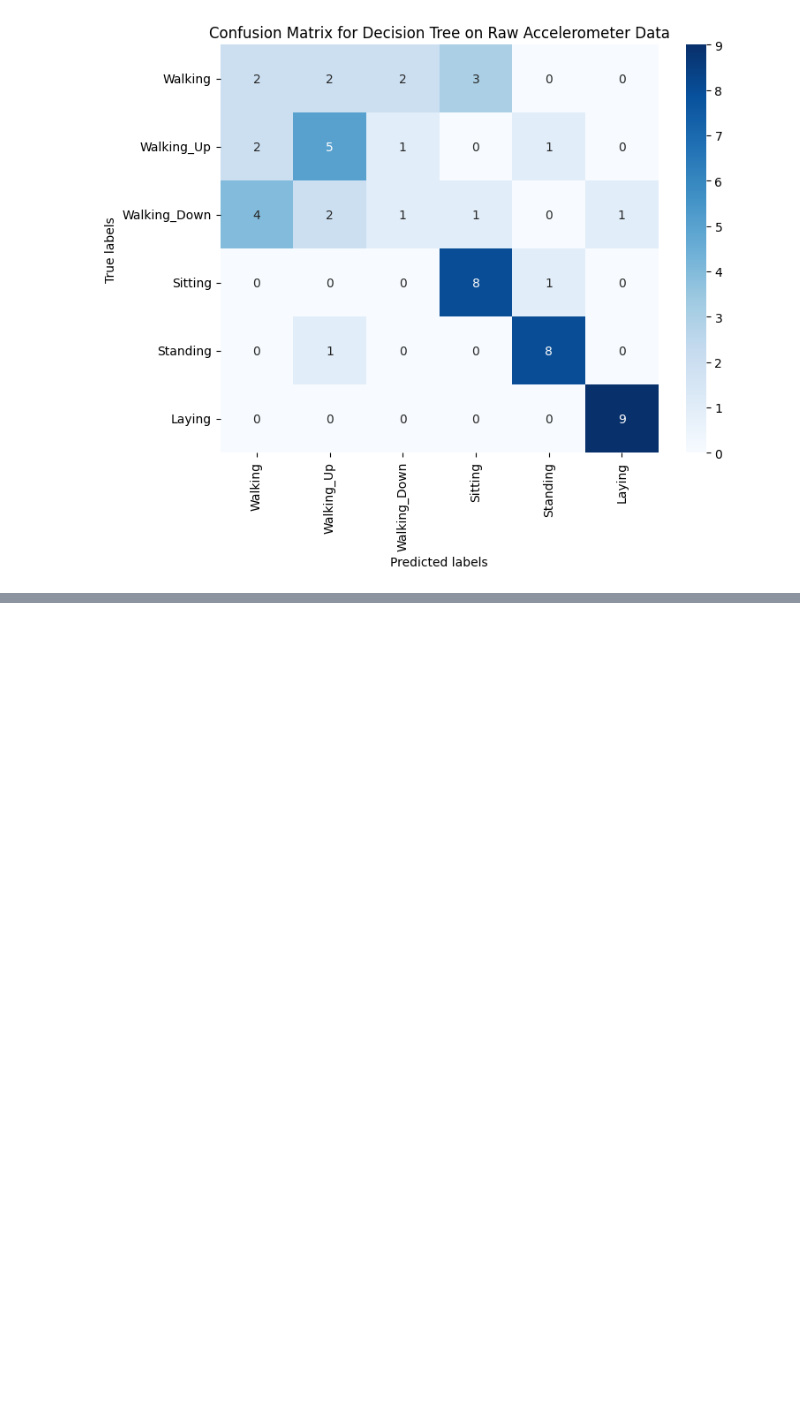
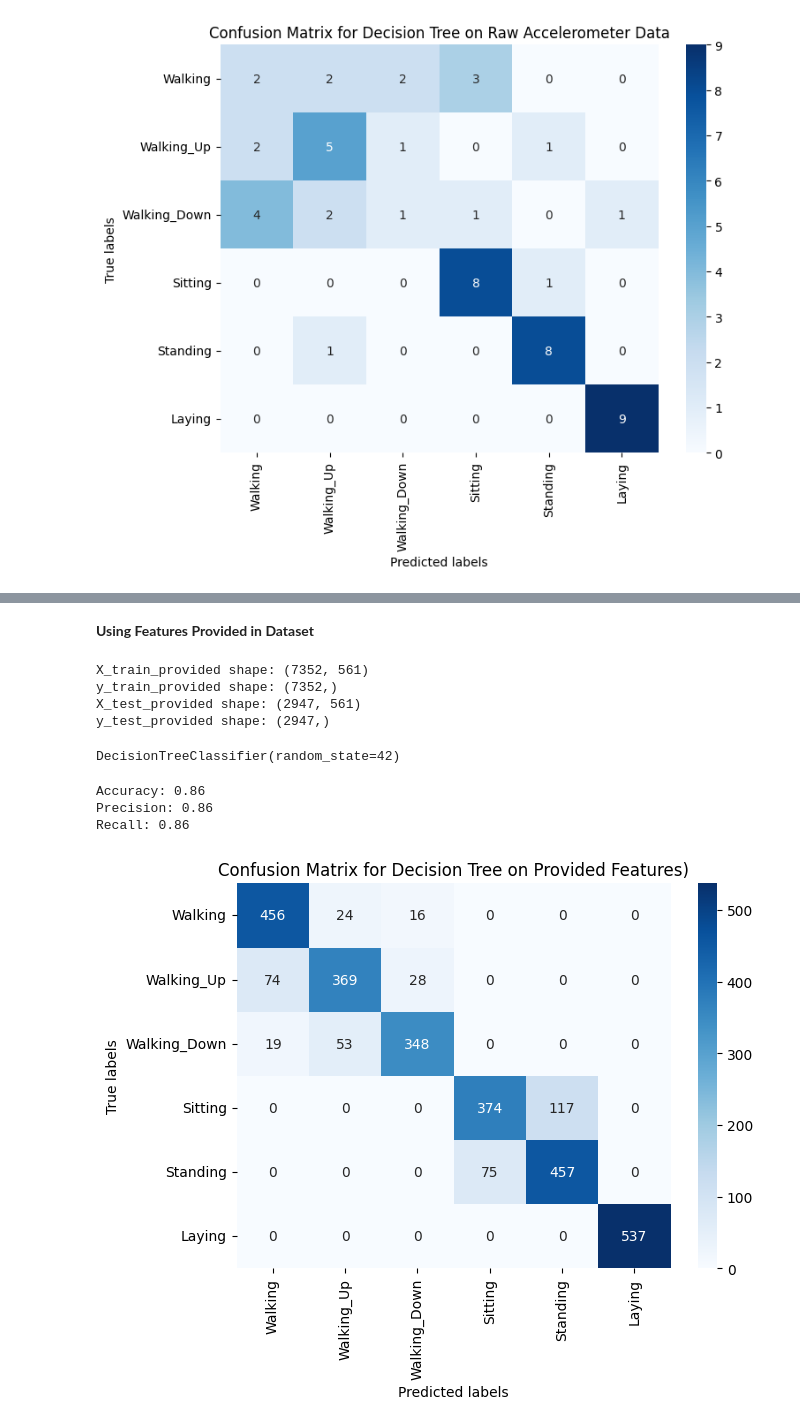
Before and after one commit to Tanushka-Sonde/ES335-assignment-1, a Jupyter notebook: HAR/DecisionTreesForHAR.ipynb, the cells around one changed output, grey strips where cells are left out. Cells and saved outputs as stored; diff of their text form; code cells hidden in the pictures; blank space fills up the shorter version.

Commit message:
Task 2: trained decision tree on features provided in dataset

```diff
--- a/HAR/DecisionTreesForHAR.ipynb
+++ b/HAR/DecisionTreesForHAR.ipynb
@@ -71,0 +82,56 @@ plt.show()
+# %% [markdown]
+**Using Features Provided in Dataset**
+# %%
+# Get training and test data
+X_train_provided = pd.read_csv("UCI HAR Dataset/train/X_train.txt", delim_whitespace=True, header=None)
+y_train_provided = pd.read_csv("UCI HAR Dataset/train/y_train.txt", delim_whitespace=True, header=None).values.ravel()
+
+X_test_provided = pd.read_csv("UCI HAR Dataset/test/X_test.txt", delim_whitespace=True, header=None)
+y_test_provided = pd.read_csv("UCI HAR Dataset/test/y_test.txt", delim_whitespace=True, header=None).values.ravel()
+
+# Check shape
+print("X_train_provided shape:", X_train_provided.shape)
+print("y_train_provided shape:", y_train_provided.shape)
+print("X_test_provided shape:", X_test_provided.shape)
+print("y_test_provided shape:", y_test_provided.shape)
+# %% [output]
+X_train_provided shape: (7352, 561)
+y_train_provided shape: (7352,)
+X_test_provided shape: (2947, 561)
+y_test_provided shape: (2947,)
+# %%
+# Train decision tree
+model = DecisionTreeClassifier(random_state=42)
+model.fit(X_train_provided, y_train_provided)
+# %% [output]
+DecisionTreeClassifier(random_state=42)
+# %%
+# Getting predictions on test data
+y_pred_provided = model.predict(X_test_provided)
+# %%
+# Calculate required metrics
+acc_provided = accuracy_score(y_test_provided, y_pred_provided)
+prec_provided = precision_score(y_test_provided, y_pred_provided, average='weighted')
+rec_provided = recall_score(y_test_provided, y_pred_provided, average='weighted')
+
+print(f"Accuracy: {acc_provided:.2f}")
+print(f"Precision: {prec_provided:.2f}")
+print(f"Recall: {rec_provided:.2f}")
+# %% [output]
+Accuracy: 0.86
+Precision: 0.86
+Recall: 0.86
+# %%
+# Confusion matrix
+cm = confusion_matrix(y_test_provided, y_pred_provided)
+
+plt.figure(figsize=(7,5))
+sns.heatmap(cm, annot=True, fmt="d", cmap="Blues",
+            xticklabels=["Walking","Walking_Up","Walking_Down","Sitting","Standing","Laying"],
+            yticklabels=["Walking","Walking_Up","Walking_Down","Sitting","Standing","Laying"])
+plt.xlabel("Predicted labels")
+plt.ylabel("True labels")
+plt.title("Confusion Matrix for Decision Tree on Provided Features)")
+plt.show()
+# %% [output]
+[figure, added]
```
Also changed, not shown: parts of 5 cells of this notebook.
